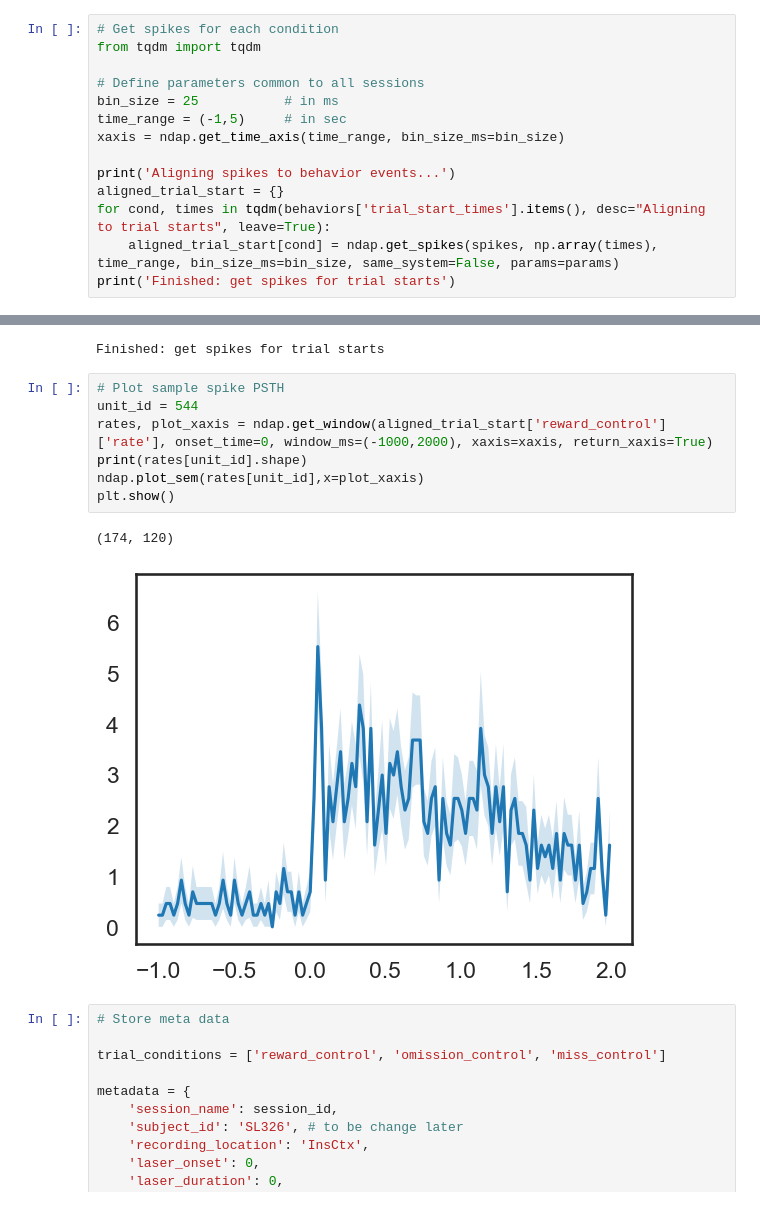
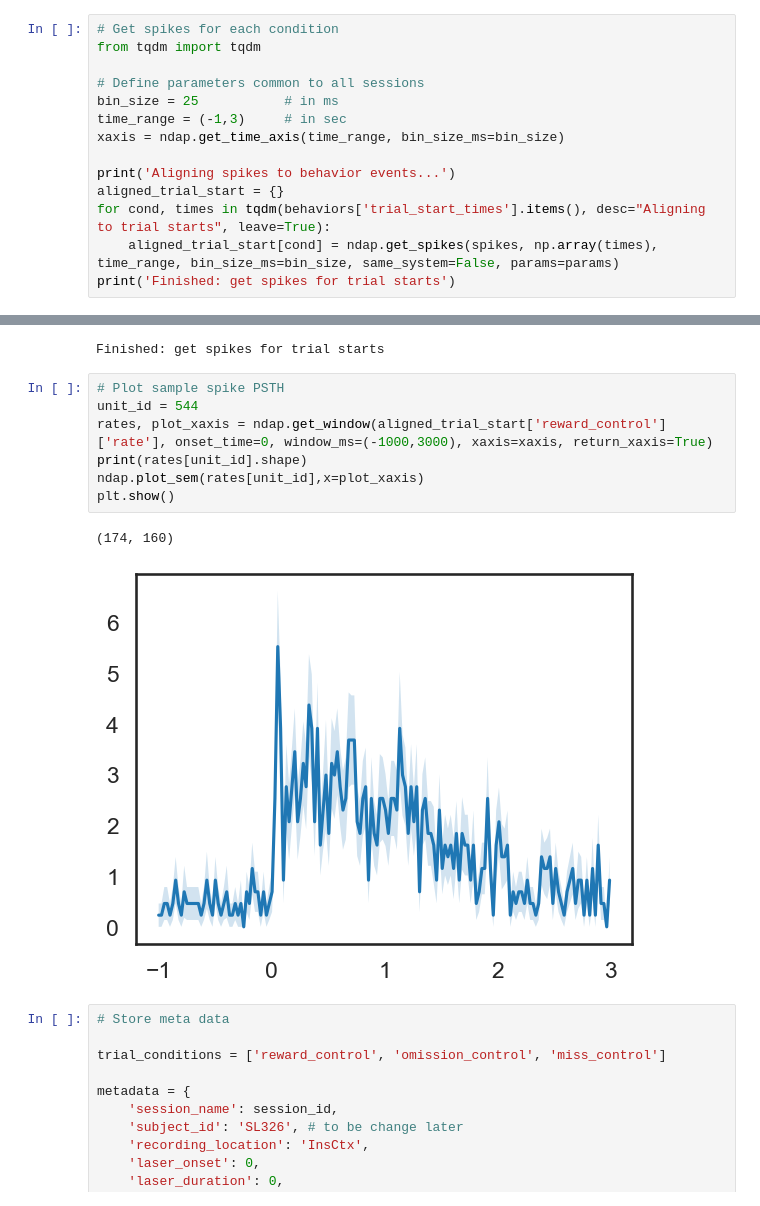
Before and after one commit to shunnnli/pyNeuroDAP, a Jupyter notebook: Shun_matlab_rSLDS_demo.ipynb, the cells around one changed output, grey strips where cells are left out. Saved outputs shown, nothing was run; the diff lists cells and outputs as text.

Commit message:
rSLDS plotting debug

```diff
--- a/Shun_matlab_rSLDS_demo.ipynb
+++ b/Shun_matlab_rSLDS_demo.ipynb
@@ -45,7 +45,7 @@ from tqdm import tqdm
 
 # Define parameters common to all sessions
 bin_size = 25           # in ms
-time_range = (-1,5)     # in sec
+time_range = (-1,3)     # in sec
 xaxis = ndap.get_time_axis(time_range, bin_size_ms=bin_size)
 
 print('Aligning spikes to behavior events...')
@@ -59,13 +59,13 @@ Finished: get spikes for trial starts
 # %%
 # Plot sample spike PSTH
 unit_id = 544
-rates, plot_xaxis = ndap.get_window(aligned_trial_start['reward_control']['rate'], onset_time=0, window_ms=(-1000,2000), xaxis=xaxis, return_xaxis=True)
+rates, plot_xaxis = ndap.get_window(aligned_trial_start['reward_control']['rate'], onset_time=0, window_ms=(-1000,3000), xaxis=xaxis, return_xaxis=True)
 print(rates[unit_id].shape)
 ndap.plot_sem(rates[unit_id],x=plot_xaxis)
 plt.show()
 # %% [output]
-(174, 120)
+(174, 160)
-[figure, old version]
+[figure, new version]
 # %%
 # Store meta data
 
```
Also changed, not shown: parts of 10 cells of this notebook, 7 other files.
